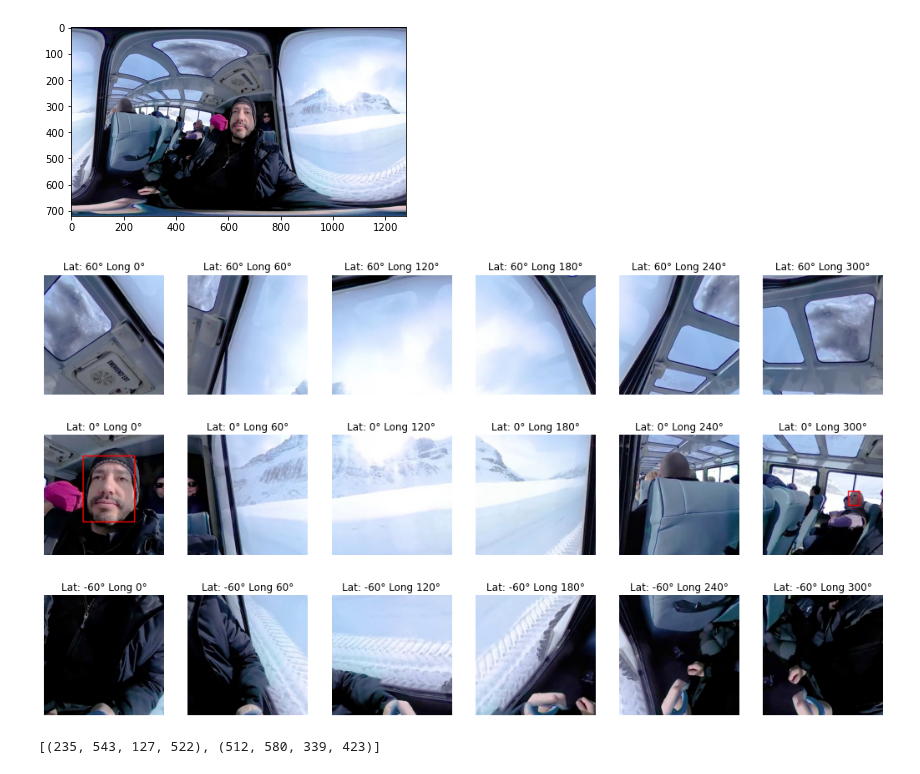
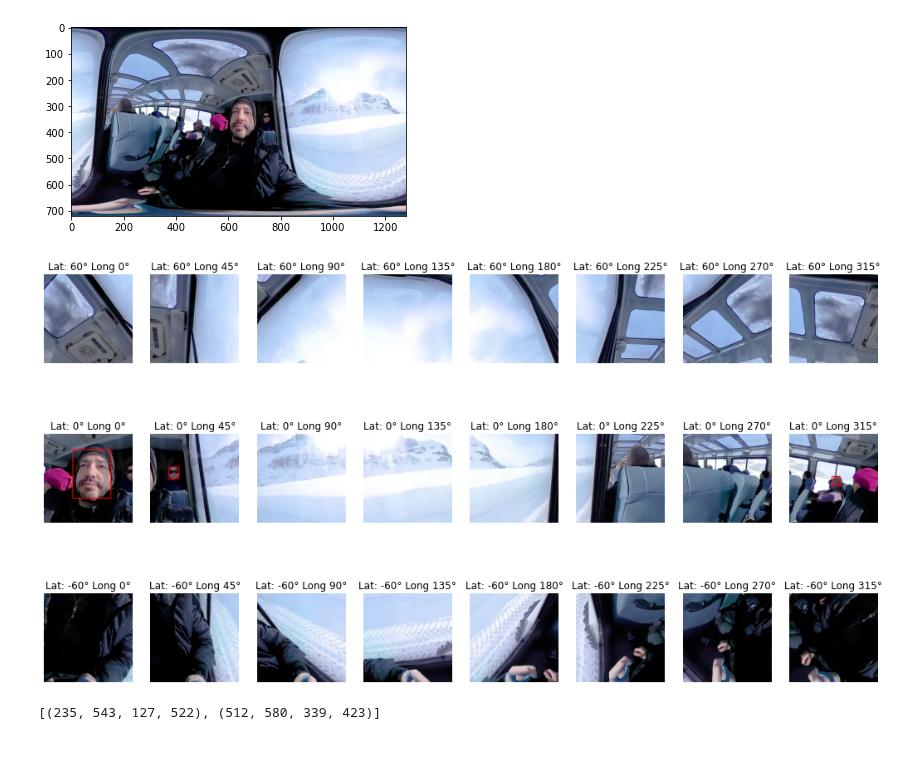
Before and after one commit to TeleMidia/faces360, a Jupyter notebook: ipynb/Face360.ipynb, the cells around one changed output. Drawn from its saved outputs; the diff is of its cells as text; code cells hidden in the pictures.

```diff
--- a/ipynb/Face360.ipynb
+++ b/ipynb/Face360.ipynb
@@ -96,22 +96,22 @@ plt.imshow(equ._img[:,:,::-1])
 [figure]
 # %%
 all_bounds = []
-fig, axes = plt.subplots(nrows=3, ncols=6, figsize=(18, 10))
+fig, axes = plt.subplots(nrows=3, ncols=8, figsize=(18, 10))
 
 for i in range(3):
-    for j in range(6):
+    for j in range(8):
         lat = i*(-60)+60
-        long = 60*j
+        long = 45*j
         img = equ.GetPerspective(60, 60, long, lat, 720)
         img, bounds = detect_faces(np.uint16(img[:,:,::-1]))
         all_bounds = all_bounds+bounds
 
         axes[i,j].set_title(f'Lat: {lat}° Long {long}°')
         axes[i,j].imshow(img)
         axes[i,j].axis('off')
 plt.show()
 # %% [output]
-[figure, old version]
+[figure, new version]
 # %%
 all_bounds
 # %% [output]
```
Also changed, not shown: 1 other file.
